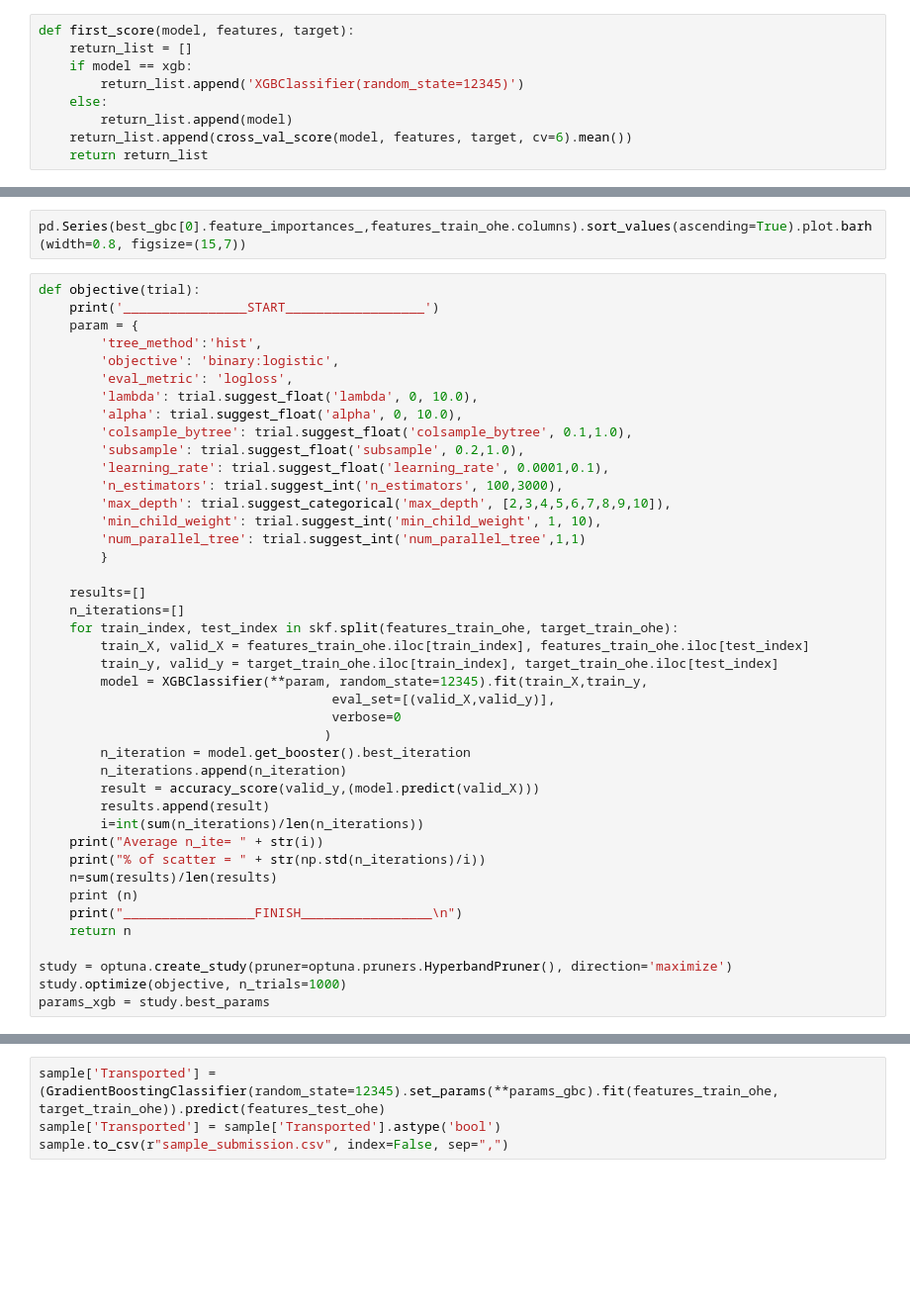
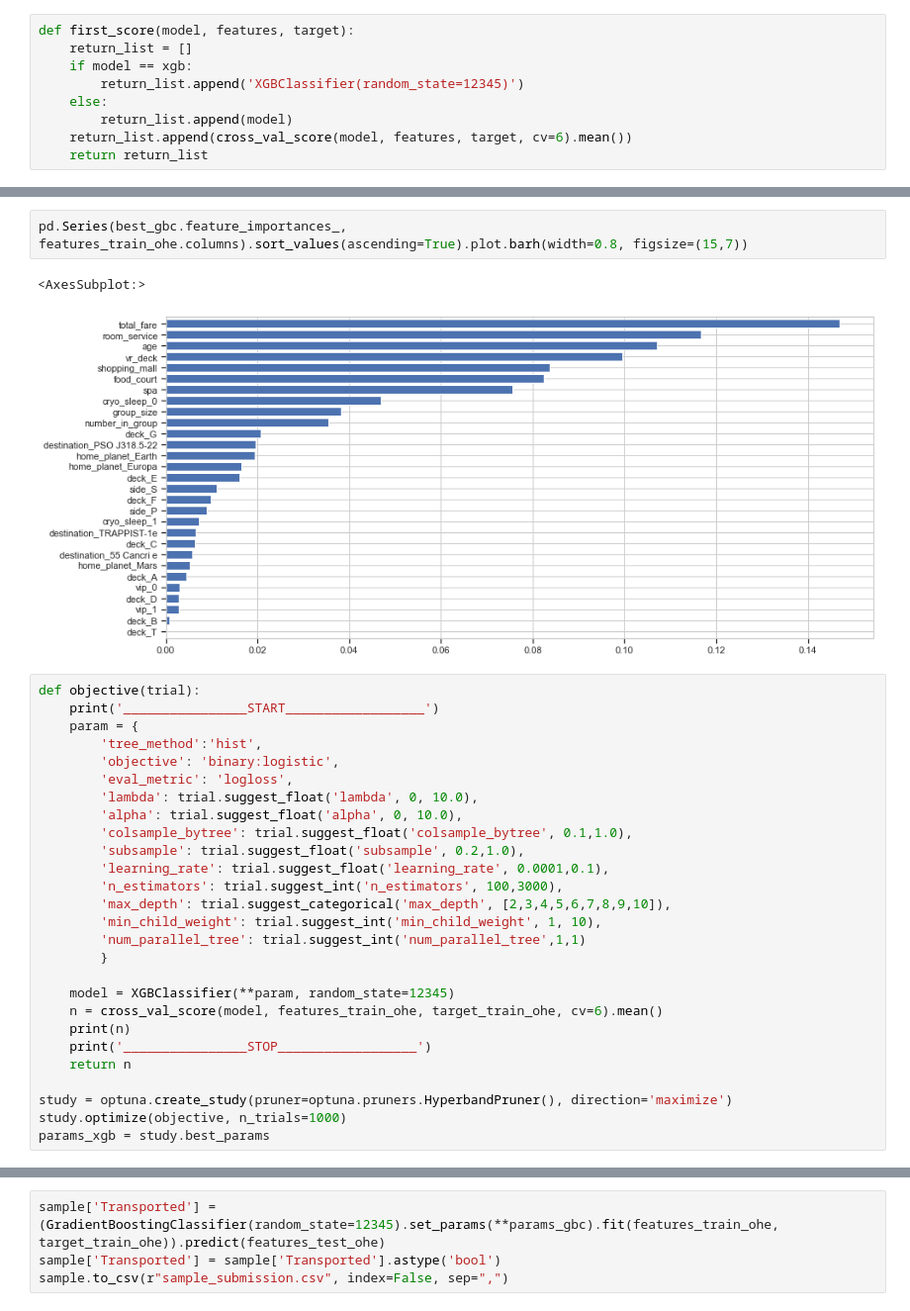
Before and after one commit to DaniilTsalik/Detecting_fraud, a Jupyter notebook: Untitled.ipynb, the cells around one changed output, grey strips where cells are left out. Shown: that part at 99% size. Cells and saved outputs as stored; diff of their text form; blank space fills up the shorter version.

```diff
--- a/Untitled.ipynb
+++ b/Untitled.ipynb
@@ -887,5 +952,8 @@ plt.show()
 # %%
-pd.Series(best_gbc[0].feature_importances_,features_train_ohe.columns).sort_values(ascending=True).plot.barh(width=0.8, figsize=(15,7))
+pd.Series(best_gbc.feature_importances_, features_train_ohe.columns).sort_values(ascending=True).plot.barh(width=0.8, figsize=(15,7))
+# %% [output]
+<AxesSubplot:>
+[figure, added]
 # %%
 def objective(trial):
     print('________________START__________________')
@@ -904,25 +972,10 @@ def objective(trial):
         'num_parallel_tree': trial.suggest_int('num_parallel_tree',1,1)
         }
 
-    results=[]
-    n_iterations=[]
-    for train_index, test_index in skf.split(features_train_ohe, target_train_ohe):
-        train_X, valid_X = features_train_ohe.iloc[train_index], features_train_ohe.iloc[test_index]
-        train_y, valid_y = target_train_ohe.iloc[train_index], target_train_ohe.iloc[test_index]
-        model = XGBClassifier(**param, random_state=12345).fit(train_X,train_y,
-                                      eval_set=[(valid_X,valid_y)],
-                                      verbose=0
-                                     )
-        n_iteration = model.get_booster().best_iteration
-        n_iterations.append(n_iteration)
-        result = accuracy_score(valid_y,(model.predict(valid_X)))
-        results.append(result)
-        i=int(sum(n_iterations)/len(n_iterations))
-    print("Average n_ite= " + str(i))
-    print("% of scatter = " + str(np.std(n_iterations)/i))
-    n=sum(results)/len(results)
-    print (n)
-    print("_________________FINISH_________________\n")
+    model = XGBClassifier(**param, random_state=12345)
+    n = cross_val_score(model, features_train_ohe, target_train_ohe, cv=6).mean()
+    print(n)
+    print('________________STOP__________________')
     return n
 
 study = optuna.create_study(pruner=optuna.pruners.HyperbandPruner(), direction='maximize')
```
Also changed, not shown: parts of 18 cells of this notebook.
